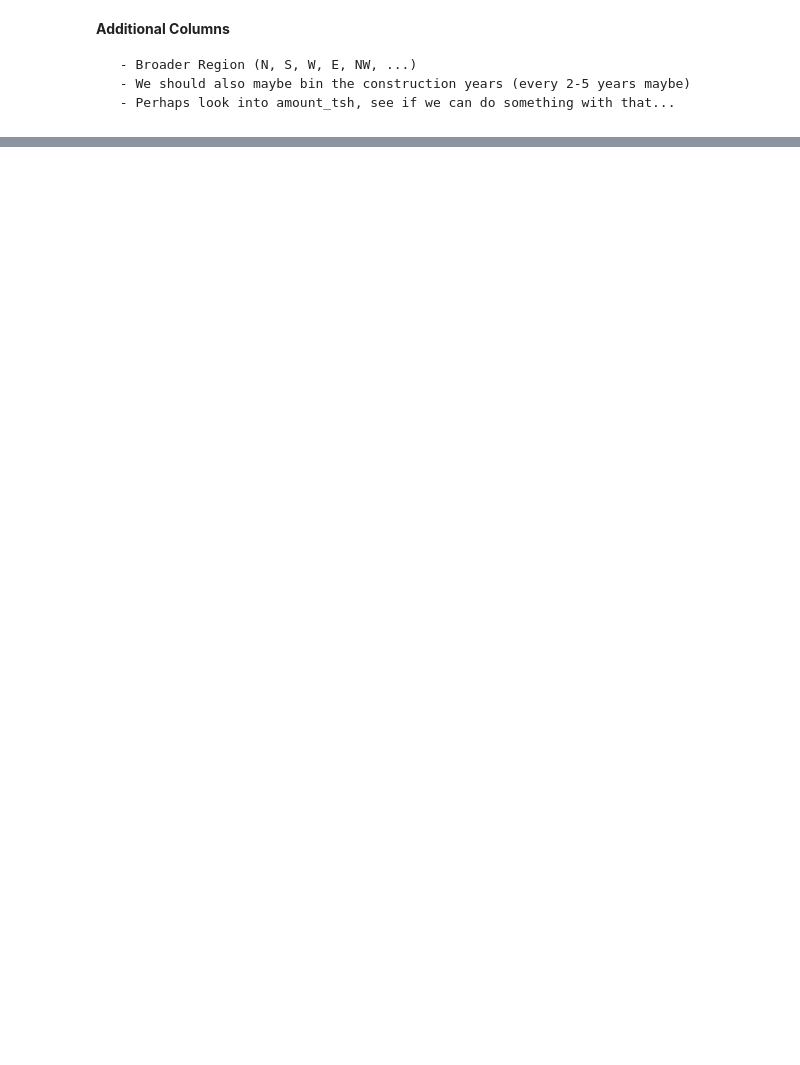
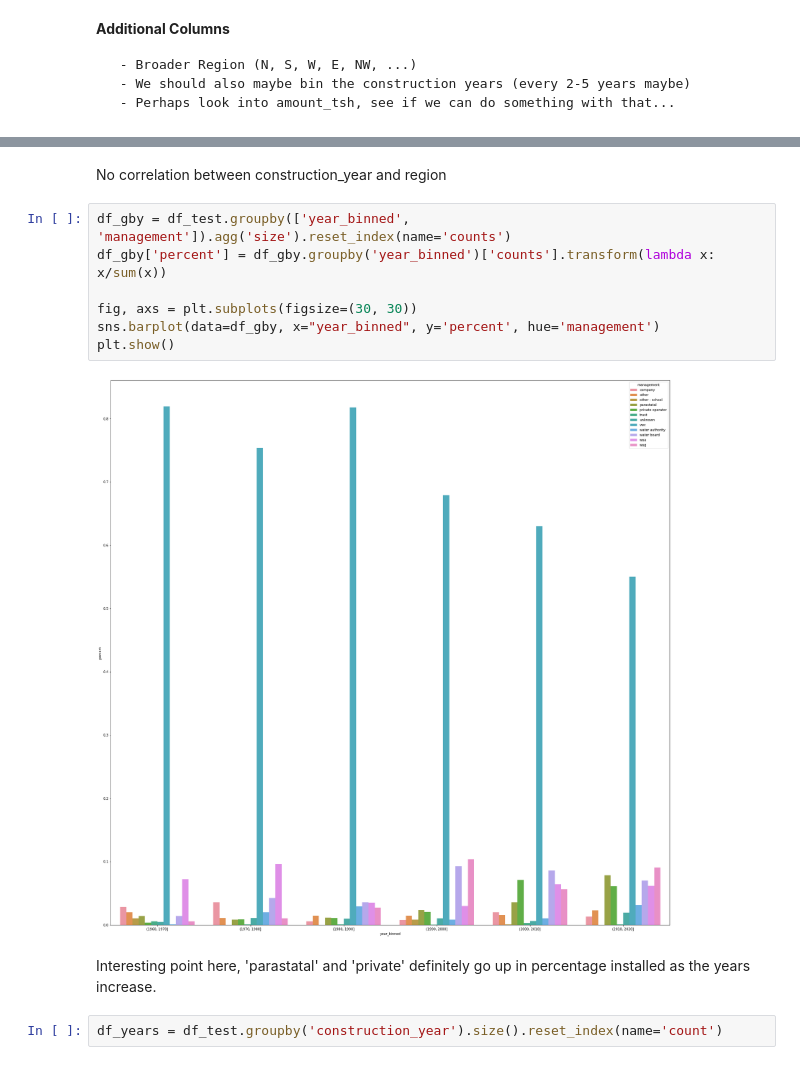
Before and after one commit to JasonErwin/dma-project, a Jupyter notebook: testing-notebooks/EDA.ipynb, the cells around one changed output, grey strips where cells are left out. Drawn from its saved outputs; the diff is of its cells as text; blank space fills up the shorter version.

```diff
--- a/testing-notebooks/EDA.ipynb
+++ b/testing-notebooks/EDA.ipynb
@@ -76,0 +149,15 @@ array([False, True, nan], dtype=object)
+# %% [markdown]
+No correlation between construction_year and region
+# %%
+df_gby = df_test.groupby(['year_binned', 'management']).agg('size').reset_index(name='counts')
+df_gby['percent'] = df_gby.groupby('year_binned')['counts'].transform(lambda x: x/sum(x))
+
+fig, axs = plt.subplots(figsize=(30, 30))
+sns.barplot(data=df_gby, x="year_binned", y='percent', hue='management')
+plt.show()
+# %% [output]
+[figure, added]
+# %% [markdown]
+Interesting point here, 'parastatal' and 'private' definitely go up in percentage installed as the years increase.
+# %%
+df_years = df_test.groupby('construction_year').size().reset_index(name='count')
```
Also changed, not shown: parts of 16 cells of this notebook.
